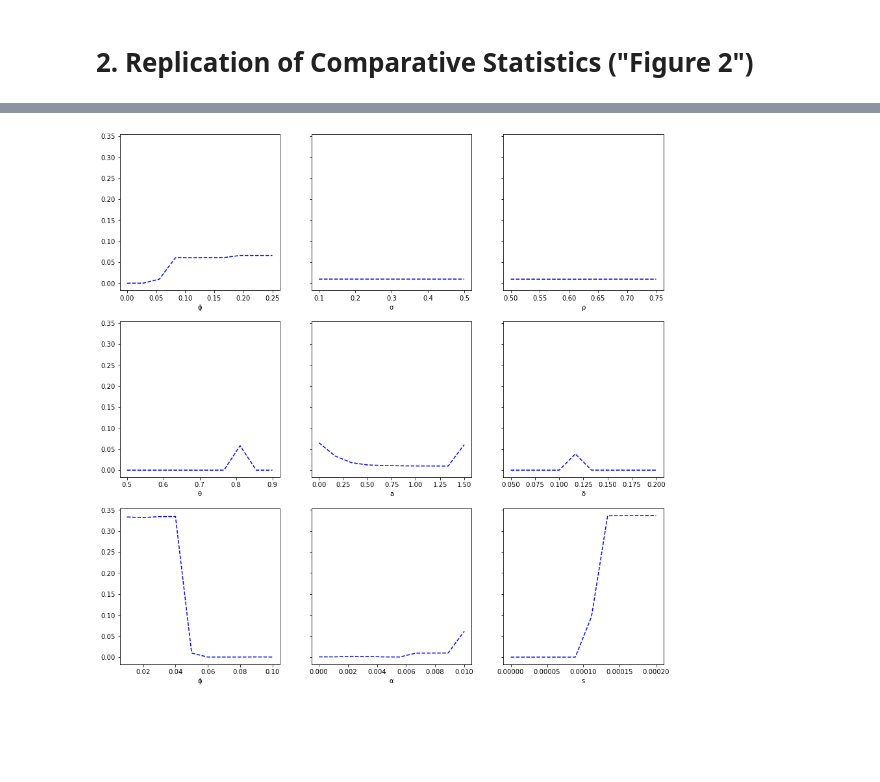
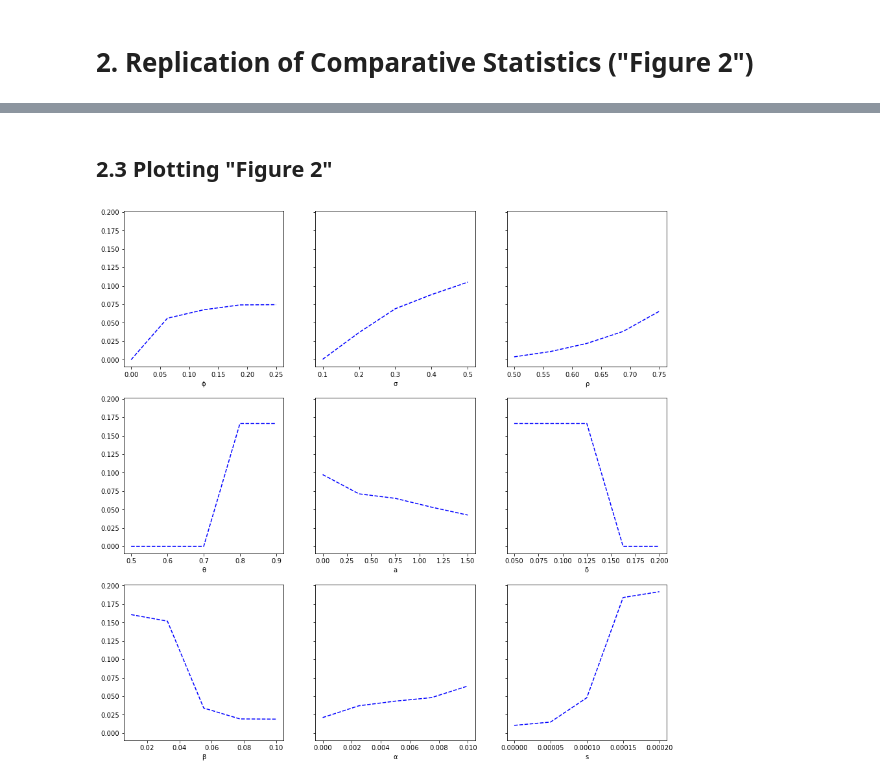
Before and after one commit to mortizm1988/Replication_DynModels_Python, a Jupyter notebook: Nikolov&Whited2014.ipynb, the cells around one changed output, grey strips where cells are left out. Saved outputs shown, nothing was run; the diff lists cells and outputs as text; code cells hidden in the pictures; blank space fills up the shorter version.

Commit message:
Figure 1 ready, Figure 2 almost.
Figures 1 and 2 make sense.
Only inconsistency is in Figure 2 subplot of capital depreciation.

```diff
--- a/Nikolov&Whited2014.ipynb
+++ b/Nikolov&Whited2014.ipynb
@@ -261,7 +215,10 @@ def plot_policy_function(param_manager,param_inv,param_fin,param_dim,z_vec,k_vec
 # %%
-param_manager = (0.751/100, 0.051, 0.101/1000) # (α, β, s)
-param_inv     = (0.130, 0, 1.278, 0.773 , 0.2) # (δ, λ, a, θ, τ)
-param_fin     = (0.011, 0.043)                 # (r, ϕ=0.043)
-param_ar      = (0, 0.262, 0.713, 4)           # (μ, σ, ρ, stdbound)
-param_dim     = (11,25,7,25*2,7*2)             # (dimz, dimk, dimc, dimkp, dimcp)
+param_manager     = (0.751/100, 0.051, 0.101/1000) # (α, β, s)
+param_inv         = (0.130, 0, 1.278, 0.773 , 0.2) # (δ, λ, a, θ, τ)
+param_fin         = (0.011, 0.043)                 # (r, ϕ=0.043)
+param_ar          = (0, 0.262, 0.713, 4)           # (μ, σ, ρ, stdbound)
+_nk               = 5                              # intermediate points in the capital grid
+_nc               = 5                              # intermediate points in the cash grid
+(dimz, dimk, dimc)=(11,25,7)
+param_dim         = (dimz,dimk,dimc,dimk*_nk,dimc*_nc)         # wrapping dimensional parameters: (dimz, dimk, dimc, dimkp, dimcp)
 # %%
@@ -411,0 +422,24 @@ C = [0.] 0.0 673.6211573378105 [673.62115734]
+# %%
+print("First column of plots: ϕ θ β")
+with Pool() as pool:
+    com_stat_cash = pool.starmap(run_comparative_stats, zip(repeat('ϕ'),ϕ_vec))
+with Pool() as pool2:
+    com_stat_cash2 = pool2.starmap(run_comparative_stats, zip(repeat('θ'),θ_vec))
+with Pool() as pool3:
+    com_stat_cash3 = pool3.starmap(run_comparative_stats, zip(repeat('β'),β_vec))
+
+print("Second column of plots: σ a α")
+with Pool() as pool4:
+    com_stat_cash4 = pool4.starmap(run_comparative_stats, zip(repeat('σ'),σ_vec))
+with Pool() as pool5:
+    com_stat_cash5 = pool5.starmap(run_comparative_stats, zip(repeat('a'),a_vec))
+with Pool() as pool6:
+    com_stat_cash6 = pool6.starmap(run_comparative_stats, zip(repeat('α'),α_vec))
+
+print("Third column of plots: ρ δ s")
+with Pool() as pool7:
+    com_stat_cash7 = pool7.starmap(run_comparative_stats, zip(repeat('ρ'),ρ_vec))
+with Pool() as pool8:
+    com_stat_cash8 = pool8.starmap(run_comparative_stats, zip(repeat('δ'),δ_vec)) # problem: opposite slope
+with Pool() as pool9:
+    com_stat_cash9 = pool9.starmap(run_comparative_stats, zip(repeat('s'),s_vec))
@@ -412,27 +464,29 @@ C = [0.] 0.0 673.6211573378105 [673.62115734]
+# %% [markdown]
+## 2.3 Plotting "Figure 2"
 # %%
 F2=fig, ((ax1, ax4, ax7), (ax2, ax5, ax8), (ax3, ax6, ax9)) = plt.subplots(3,3,sharey=True,figsize=(15, 15))
 ax1.plot(ϕ_vec,com_stat_cash ,linestyle = 'dashed', c='b')
 ax1.set_xlabel("ϕ")
 ax2.plot(θ_vec,com_stat_cash2 ,linestyle = 'dashed', c='b')
 ax2.set_xlabel("θ")
 ax3.plot(β_vec,com_stat_cash3 ,linestyle = 'dashed', c='b')
-ax3.set_xlabel("ϕ")
+ax3.set_xlabel("β")
 ax4.plot(σ_vec,com_stat_cash4 ,linestyle = 'dashed', c='b')
 ax4.set_xlabel("σ")
 ax5.plot(a_vec,com_stat_cash5 ,linestyle = 'dashed', c='b')
 ax5.set_xlabel("a")
 ax6.plot(α_vec,com_stat_cash6 ,linestyle = 'dashed', c='b')
 ax6.set_xlabel("α")
 ax7.plot(ρ_vec,com_stat_cash7 ,linestyle = 'dashed', c='b')
 ax7.set_xlabel("ρ")
 ax8.plot(δ_vec,com_stat_cash8 ,linestyle = 'dashed', c='b')
 ax8.set_xlabel("δ")
 ax9.plot(s_vec,com_stat_cash9 ,linestyle = 'dashed', c='b')
 ax9.set_xlabel("s")
 plt.show()
 fig.savefig("Figure2.png", bbox_inches='tight', dpi=600)
 # %% [output]
-[figure, old version]
+[figure, new version]
 # %%
 !jupyter nbconvert  "Nikolov&Whited2014.ipynb" --to html
 # %% [output]
```
Also changed, not shown: parts of 19 cells of this notebook, 3 other files.
